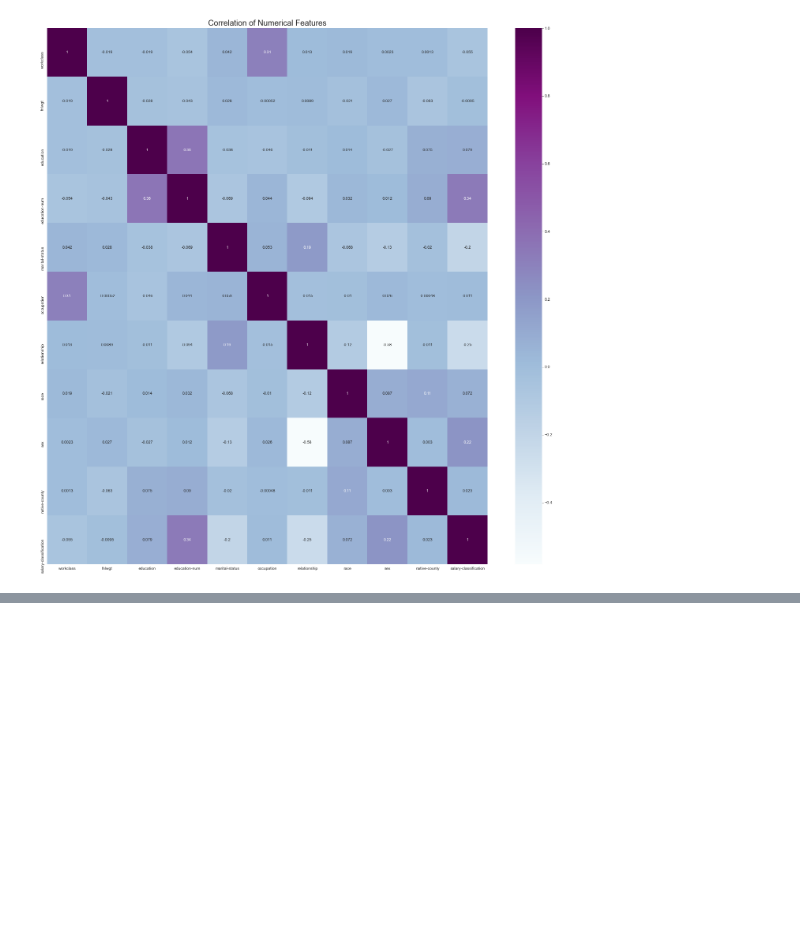
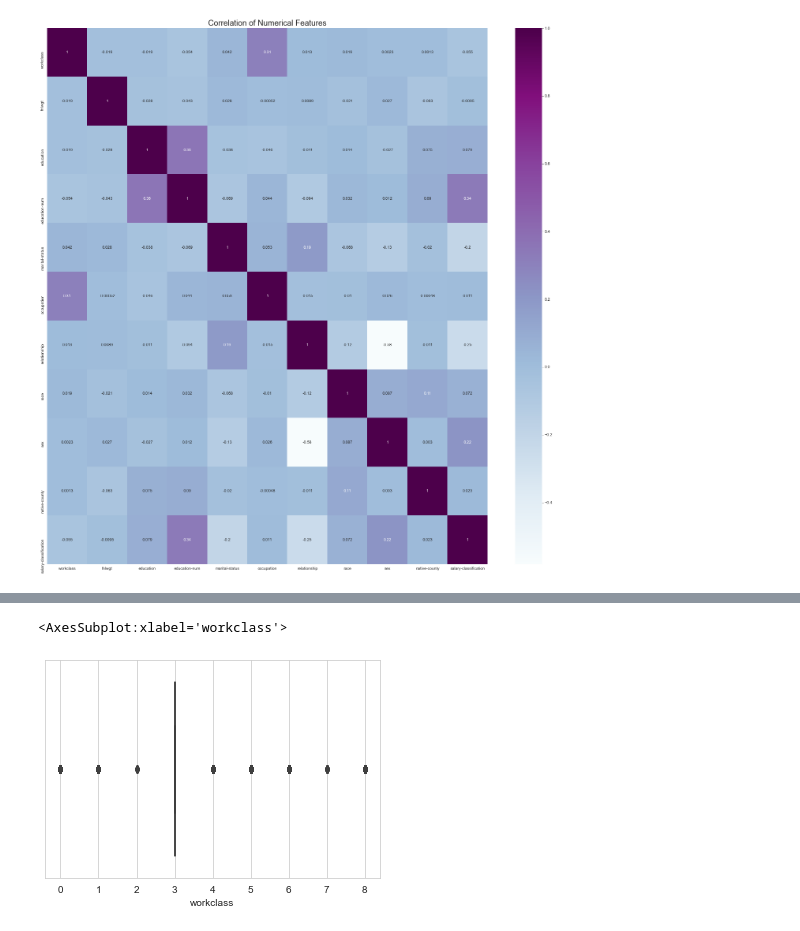
Before and after one commit to mariajbp/AEC, a Jupyter notebook: dataprep.ipynb, the cells around one changed output, grey strips where cells are left out. Drawn from its saved outputs; the diff is of its cells as text; code cells hidden in the pictures; blank space fills up the shorter version.

```diff
--- a/dataprep.ipynb
+++ b/dataprep.ipynb
@@ -289,0 +274,5 @@ plt.show()
+# %%
+sns.boxplot(x=salaryClassification['workclass'])
+# %% [output]
+<AxesSubplot:xlabel='workclass'>
+[figure, added]
```
Also changed, not shown: parts of 27 cells of this notebook, 1 other file.
